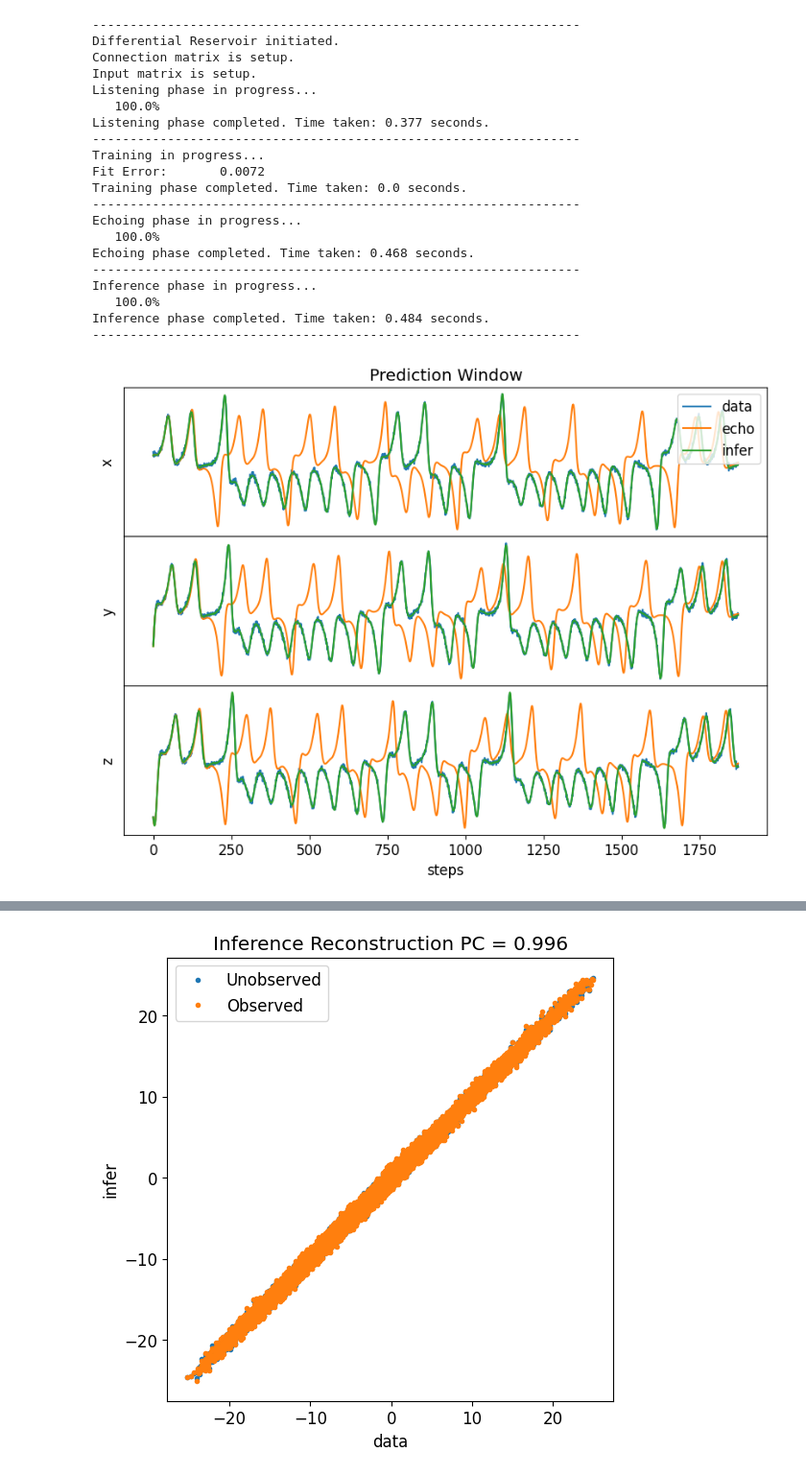
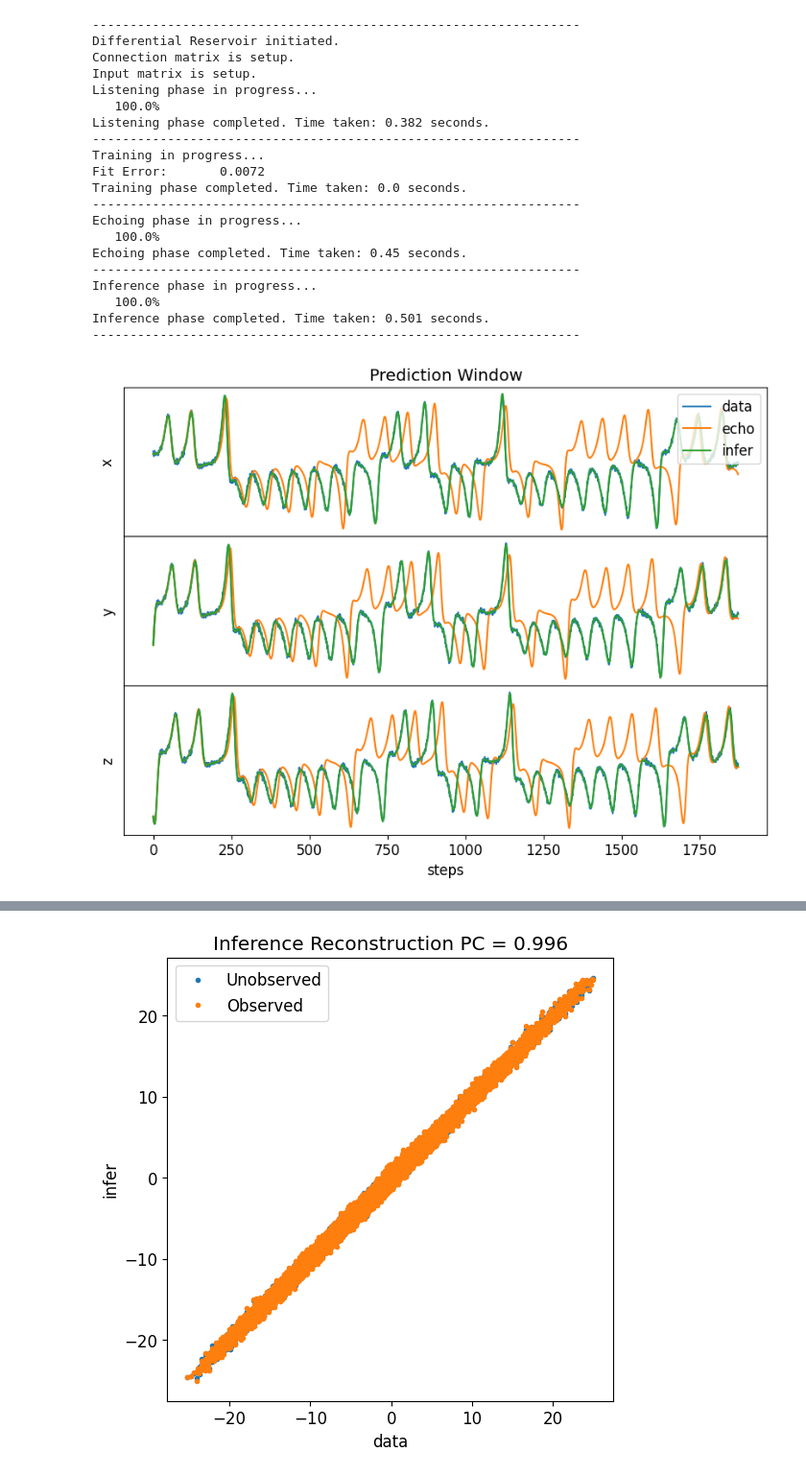
Before and after one commit to adrianskw/libRC, a Jupyter notebook: example/delayExample.ipynb, the cells around one changed output, grey strips where cells are left out. Shown: that part at 96% size. Cells and saved outputs as stored; diff of their text form; code cells hidden in the pictures.

```diff
--- a/example/delayExample.ipynb
+++ b/example/delayExample.ipynb
@@ -92,14 +92,14 @@ y_target_pred = yy[:,M-off:]
 np.random.seed(11111)
 N = 100
 ds = 0.2
-rho = 0.99
-sigma = 5/max(np.max(y_in,1)-np.min(y_in,1))
+rho = 0.9
+sigma = 2/max(np.max(y_in,1)-np.min(y_in,1))
 
 # RC = mapRC(N,bias=True)
 RC = diffRC(N,ds,bias=False)
 
 
-RC.makeConnectionMat(rho,degree=5,loc=-1,scale=1)
+RC.makeConnectionMat(rho,degree=3,loc=-1,scale=1)
 RC.makeInputMat(1,sigma,randMin=-1,randMax=1)
 
 RC.listen(y_in)
@@ -126,34 +126,34 @@ axs[0].legend(loc='upper right')
 axs[0].set_title('Prediction Window')
 plt.show()
 
 plt.rcParams['figure.figsize'] = [6, 6]
 plt.plot(x_target_pred[0],x_target_pred[1],label='data')
 plt.plot(RC.y_echo[0],RC.y_echo[1],label='echo')
 plt.plot(y_infer[0],y_infer[1],label='infer')
 plt.xlabel('x')
 plt.ylabel('y')
 plt.title('Attractors')
 plt.legend()
 plt.show()
 # %% [output]
 -----------------------------------------------------------------
 Differential Reservoir initiated.
 Connection matrix is setup.
 Input matrix is setup.
 Listening phase in progress...
    100.0%
-Listening phase completed. Time taken: 0.377 seconds.
+Listening phase completed. Time taken: 0.382 seconds.
 -----------------------------------------------------------------
 Training in progress...
 Fit Error:       0.0072
 Training phase completed. Time taken: 0.0 seconds.
 -----------------------------------------------------------------
 Echoing phase in progress...
    100.0%
-Echoing phase completed. Time taken: 0.468 seconds.
+Echoing phase completed. Time taken: 0.45 seconds.
 -----------------------------------------------------------------
 Inference phase in progress...
    100.0%
-Inference phase completed. Time taken: 0.484 seconds.
+Inference phase completed. Time taken: 0.501 seconds.
 -----------------------------------------------------------------
-[figure, old version]
+[figure, new version]
```
Also changed, not shown: parts of 1 cell of this notebook, 2 other files.
